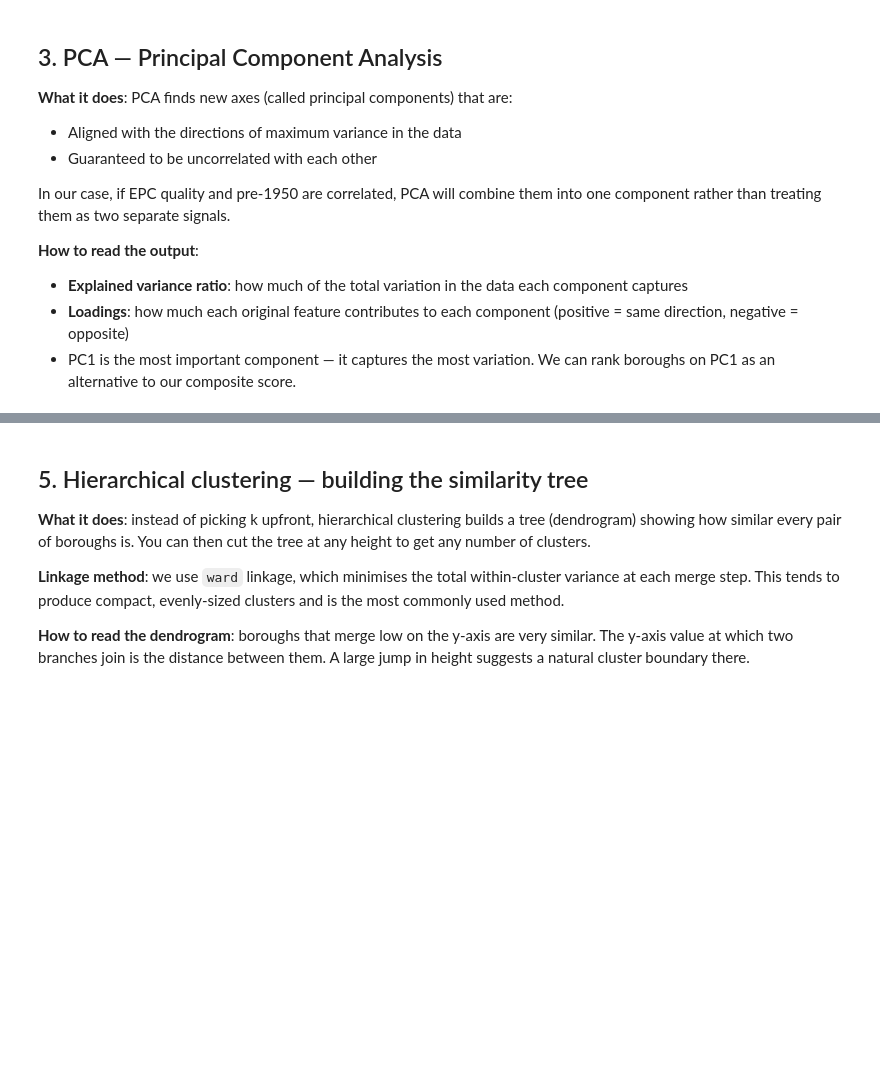
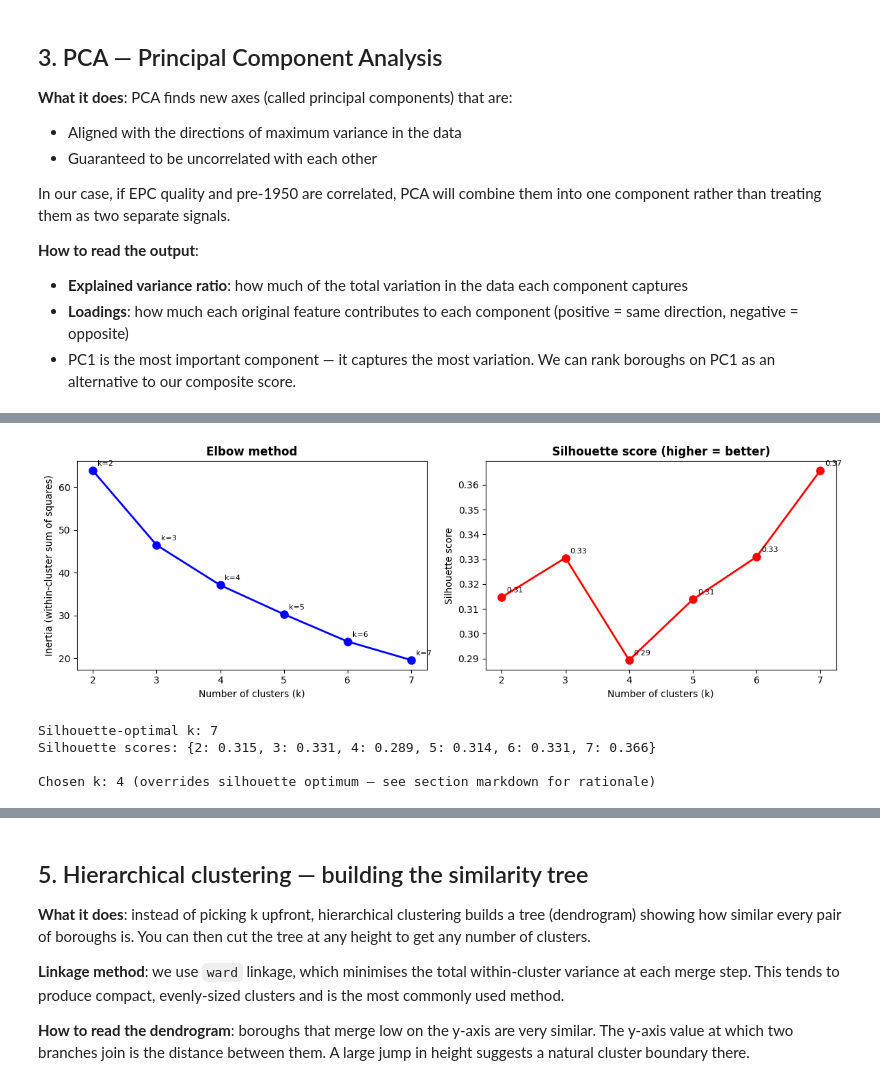
Before and after one commit to llani-rainey/london-social-housing-retrofit-pipeline, a Jupyter notebook: notebooks/07_clustering_analysis.ipynb, the cells around one changed output, grey strips where cells are left out. Saved outputs shown, nothing was run; the diff lists cells and outputs as text; code cells hidden in the pictures; blank space fills up the shorter version.

```diff
--- a/notebooks/07_clustering_analysis.ipynb
+++ b/notebooks/07_clustering_analysis.ipynb
@@ -207,33 +282,45 @@ k_range = range(2, 8)
 
 for k in k_range:
     km = KMeans(n_clusters=k, random_state=42, n_init=10)
     labels_k = km.fit_predict(X_scaled)
     inertias.append(km.inertia_)
     silhouettes.append(silhouette_score(X_scaled, labels_k))
 
 fig, axes = plt.subplots(1, 2, figsize=(12, 4))
 
 axes[0].plot(k_range, inertias, 'bo-', linewidth=2, markersize=8)
 axes[0].set_xlabel('Number of clusters (k)')
 axes[0].set_ylabel('Inertia (within-cluster sum of squares)')
 axes[0].set_title('Elbow method', fontweight='bold')
 axes[0].set_xticks(list(k_range))
 for k, v in zip(k_range, inertias):
     axes[0].annotate(f'k={k}', (k, v), textcoords='offset points', xytext=(5, 5), fontsize=8)
 
 axes[1].plot(k_range, silhouettes, 'ro-', linewidth=2, markersize=8)
 axes[1].set_xlabel('Number of clusters (k)')
 axes[1].set_ylabel('Silhouette score')
 axes[1].set_title('Silhouette score (higher = better)', fontweight='bold')
 axes[1].set_xticks(list(k_range))
 for k, v in zip(k_range, silhouettes):
     axes[1].annotate(f'{v:.2f}', (k, v), textcoords='offset points', xytext=(5, 5), fontsize=8)
 
 plt.tight_layout()
 plt.savefig('../outputs/07_kmeans_elbow.png', dpi=150, bbox_inches='tight')
 plt.show()
 
-best_k = list(k_range)[silhouettes.index(max(silhouettes))]
-print(f'Best k by silhouette score: {best_k}')
+silhouette_best = list(k_range)[silhouettes.index(max(silhouettes))]
+print(f'Silhouette-optimal k: {silhouette_best}')
 print(f'Silhouette scores: {dict(zip(k_range, [round(s,3) for s in silhouettes]))}')
+print()
+# Override: k=7 is statistically optimal but not practically useful at 33 boroughs.
+# k=4 gives four clean, named tiers (Act now / Act next / Monitor / Deprioritise)
+# and isolates a meaningful fourth group with high EPC but low deprivation/solid-wall signals.
+best_k = 4
+print(f'Chosen k: {best_k} (overrides silhouette optimum — see section markdown for rationale)')
+# %% [output]
+[figure, added]
+Silhouette-optimal k: 7
+Silhouette scores: {2: 0.315, 3: 0.331, 4: 0.289, 5: 0.314, 6: 0.331, 7: 0.366}
+
+Chosen k: 4 (overrides silhouette optimum — see section markdown for rationale)
 # %%
```
Also changed, not shown: parts of 20 cells of this notebook, 6 other files.
